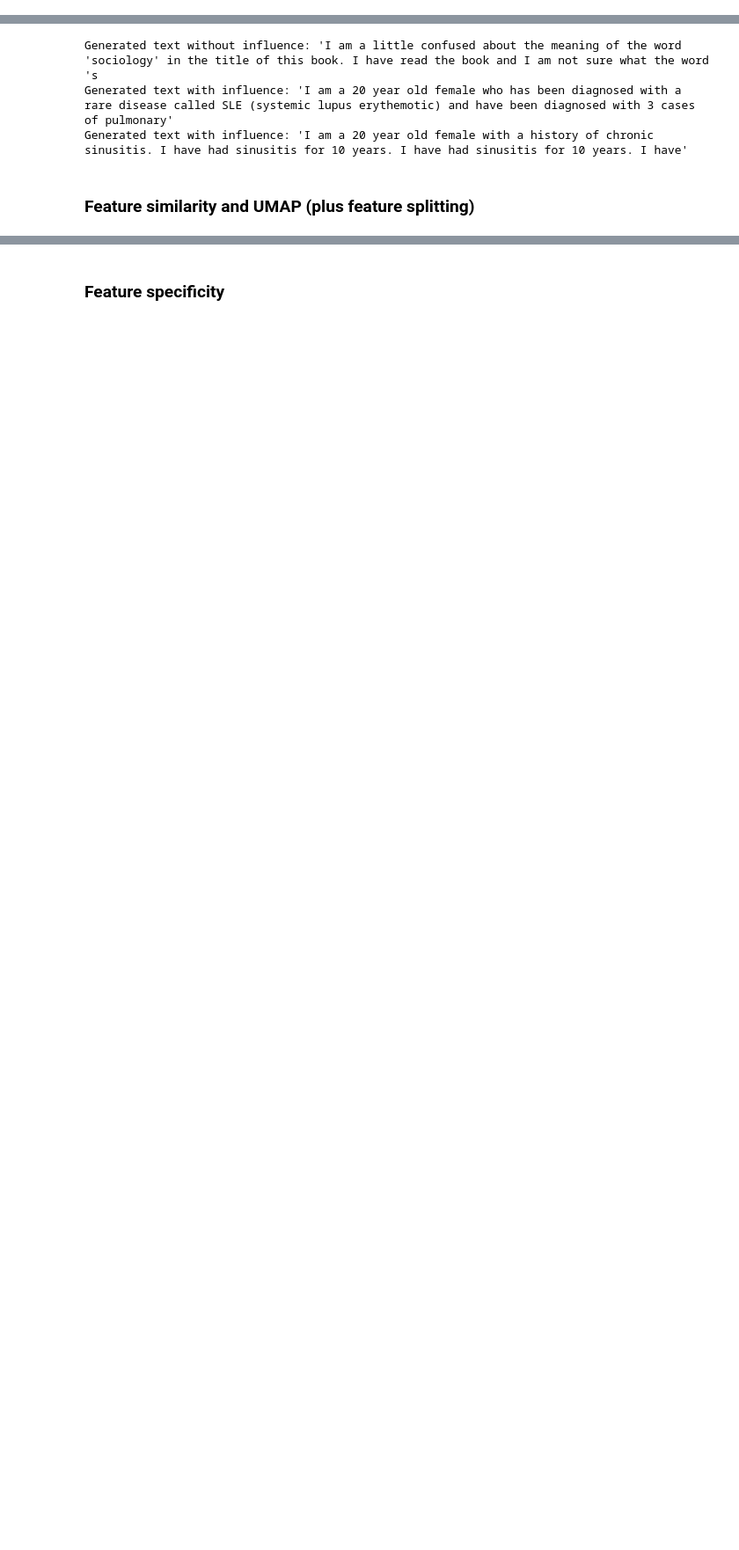
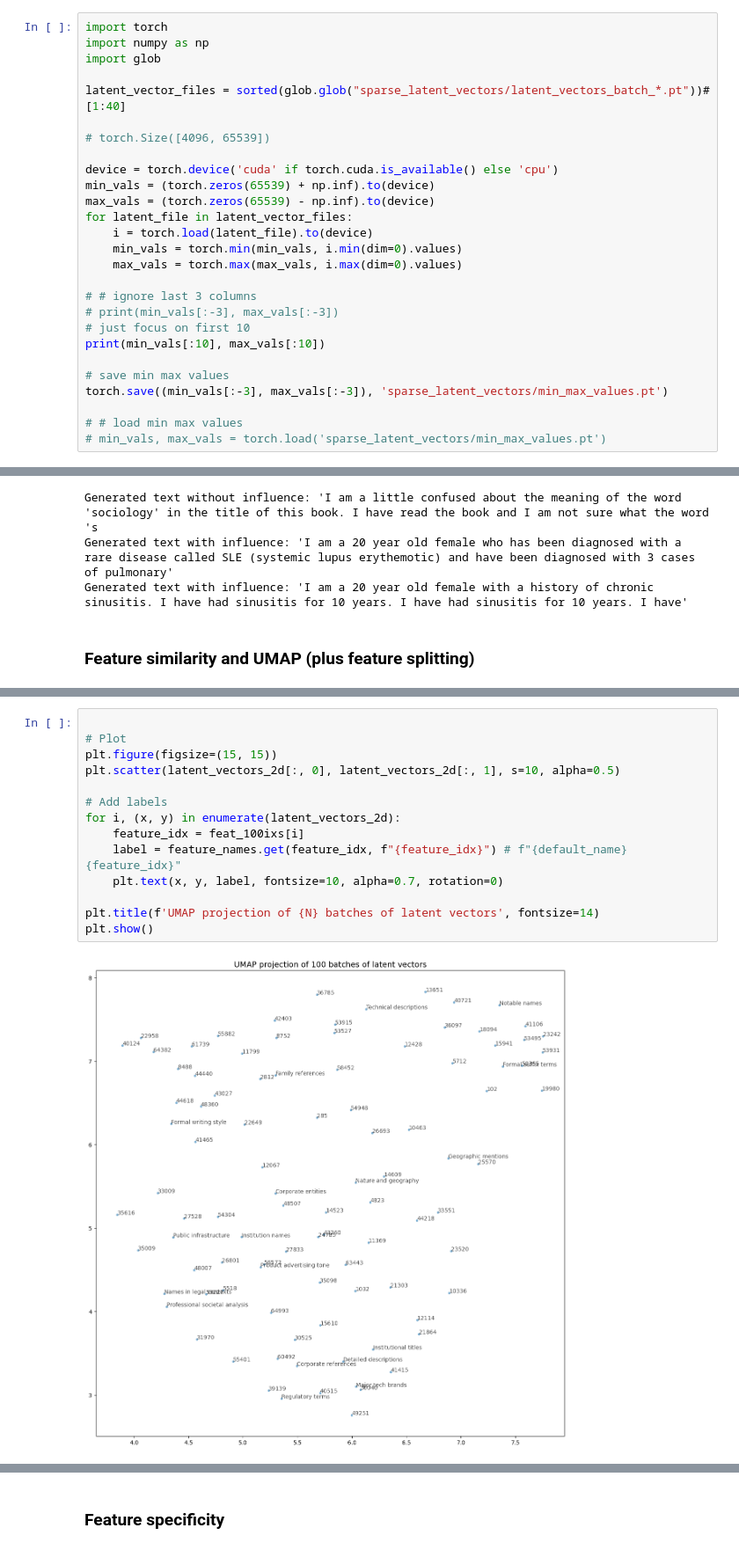
Before and after one commit to reedmayhew18/sae, a Jupyter notebook: scale_monosemant_analysis.ipynb, the cells around one changed output, grey strips where cells are left out. Shown at 88% size. Cells and saved outputs as stored; diff of their text form; blank space fills up the shorter version.

Commit message:
Negative prompt search, feature cosine similarity, UMAP 101 feat.

```diff
--- a/scale_monosemant_analysis.ipynb
+++ b/scale_monosemant_analysis.ipynb
@@ -517,6 +517,33 @@ float32
 0.0 25.334007
 Average percent of zeros per latent vector: 80.48%
 Percent of dead features: 0.00%
+# %%
+import torch
+import numpy as np
+import glob
+
+latent_vector_files = sorted(glob.glob("sparse_latent_vectors/latent_vectors_batch_*.pt"))#[1:40]
+
+# torch.Size([4096, 65539])
+
+device = torch.device('cuda' if torch.cuda.is_available() else 'cpu')
+min_vals = (torch.zeros(65539) + np.inf).to(device)
+max_vals = (torch.zeros(65539) - np.inf).to(device)
+for latent_file in latent_vector_files:
+    i = torch.load(latent_file).to(device)
+    min_vals = torch.min(min_vals, i.min(dim=0).values)
+    max_vals = torch.max(max_vals, i.max(dim=0).values)
+
+# # ignore last 3 columns
+# print(min_vals[:-3], max_vals[:-3])
+# just focus on first 10
+print(min_vals[:10], max_vals[:10])
+
+# save min max values
+torch.save((min_vals[:-3], max_vals[:-3]), 'sparse_latent_vectors/min_max_values.pt')
+
+# # load min max values
+# min_vals, max_vals = torch.load('sparse_latent_vectors/min_max_values.pt')
 # %% [markdown]
 ### Transformer neuron activations analysis
 # %%
@@ -1544,0 +1707,16 @@ Loaded 10 batches, total shape: (788552, 512)
+# %%
+
+# Plot
+plt.figure(figsize=(15, 15))
+plt.scatter(latent_vectors_2d[:, 0], latent_vectors_2d[:, 1], s=10, alpha=0.5)
+
+# Add labels
+for i, (x, y) in enumerate(latent_vectors_2d):
+    feature_idx = feat_100ixs[i]
+    label = feature_names.get(feature_idx, f"{feature_idx}") # f"{default_name} {feature_idx}"
+    plt.text(x, y, label, fontsize=10, alpha=0.7, rotation=0)
+
+plt.title(f'UMAP projection of {N} batches of latent vectors', fontsize=14)
+plt.show()
+# %% [output]
+[figure, added]
```
Also changed, not shown: parts of 30 cells of this notebook, 1 other file.
